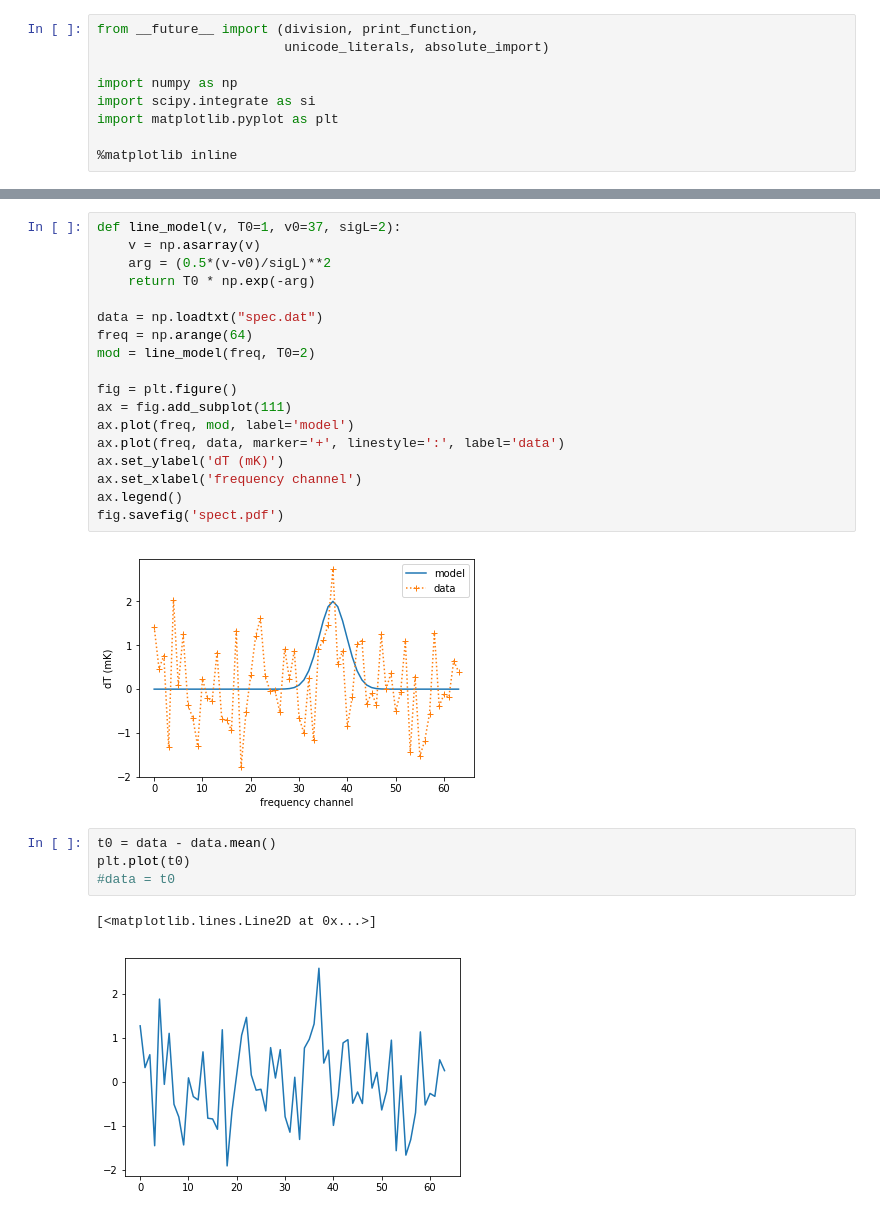
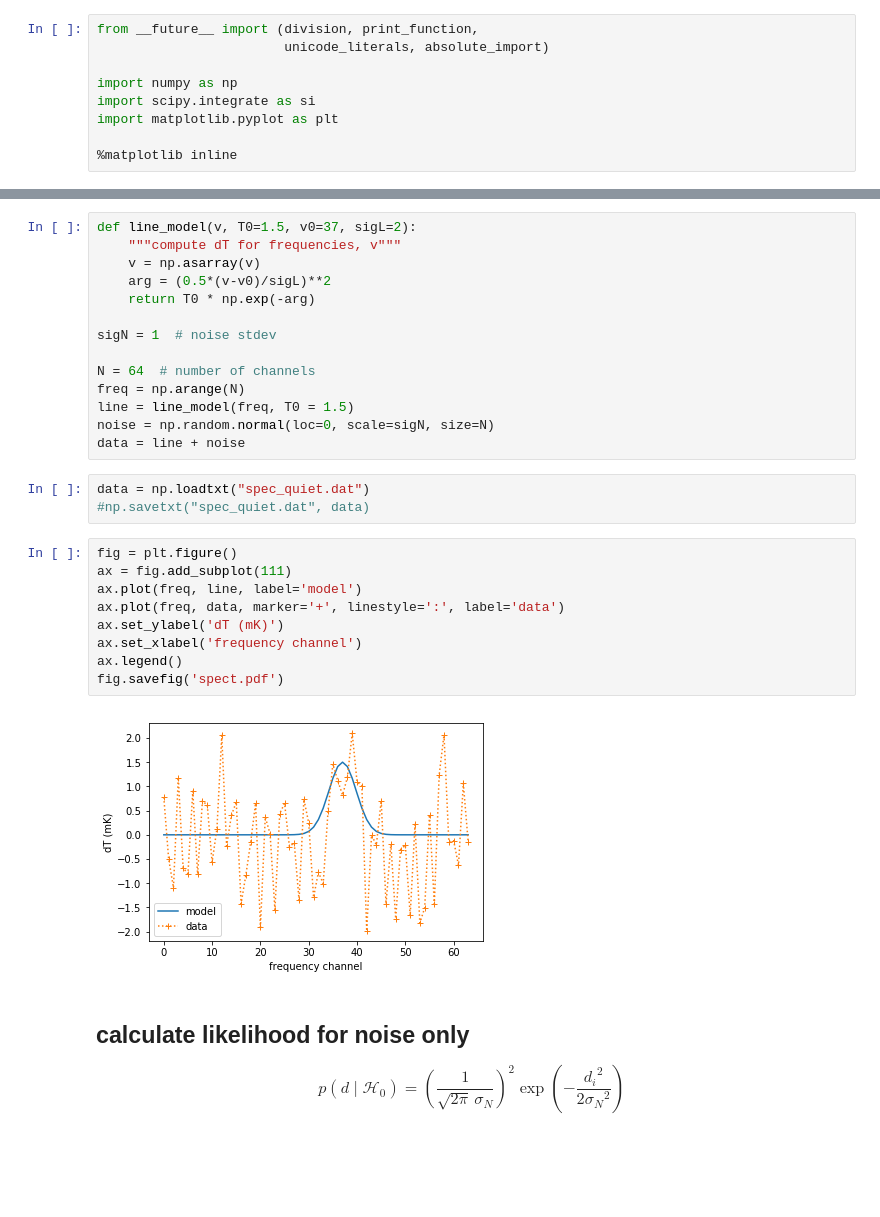
Before and after one commit to Hazboun6/bayes_talk, a Jupyter notebook: astro_bayes.ipynb, the cells around one changed output, grey strips where cells are left out. Drawn from its saved outputs; the diff is of its cells as text; blank space fills up the shorter version.

```diff
--- a/astro_bayes.ipynb
+++ b/astro_bayes.ipynb
@@ -32,28 +38,32 @@ Our instrument has white radiometer noise at a level of $\sigma=1$ mK.
+# %%
+def line_model(v, T0=1.5, v0=37, sigL=2):
+    """compute dT for frequencies, v"""
+    v = np.asarray(v)
+    arg = (0.5*(v-v0)/sigL)**2
+    return T0 * np.exp(-arg)
+
+sigN = 1  # noise stdev
+
+N = 64  # number of channels
+freq = np.arange(N)
+line = line_model(freq, T0 = 1.5)
+noise = np.random.normal(loc=0, scale=sigN, size=N)
+data = line + noise
+# %%
+data = np.loadtxt("spec_quiet.dat")
+#np.savetxt("spec_quiet.dat", data)
 # %%
-def line_model(v, T0=1, v0=37, sigL=2):
-    v = np.asarray(v)
-    arg = (0.5*(v-v0)/sigL)**2
-    return T0 * np.exp(-arg)
-
-data = np.loadtxt("spec.dat")
-freq = np.arange(64)
-mod = line_model(freq, T0=2)
-
 fig = plt.figure()
 ax = fig.add_subplot(111)
-ax.plot(freq, mod, label='model')
+ax.plot(freq, line, label='model')
 ax.plot(freq, data, marker='+', linestyle=':', label='data')
 ax.set_ylabel('dT (mK)')
 ax.set_xlabel('frequency channel')
 ax.legend()
 fig.savefig('spect.pdf')
 # %% [output]
-[figure, old version]
+[figure, new version]
-# %%
-t0 = data - data.mean()
-plt.plot(t0)
-#data = t0
-# %% [output]
-[<matplotlib.lines.Line2D at 0x...>]
-[figure, removed]
+# %% [markdown]
+## calculate likelihood for noise only
+$$p\left(d \mid \mathcal{H}_0 \right) = \left(\frac{1}{\sqrt{2\pi}\,\sigma_N}\right)^2 \exp\left(- \frac{{d_i}^2}{2{\sigma_N}^2}\right)$$
 # %%
```
Also changed, not shown: parts of 22 cells of this notebook.
